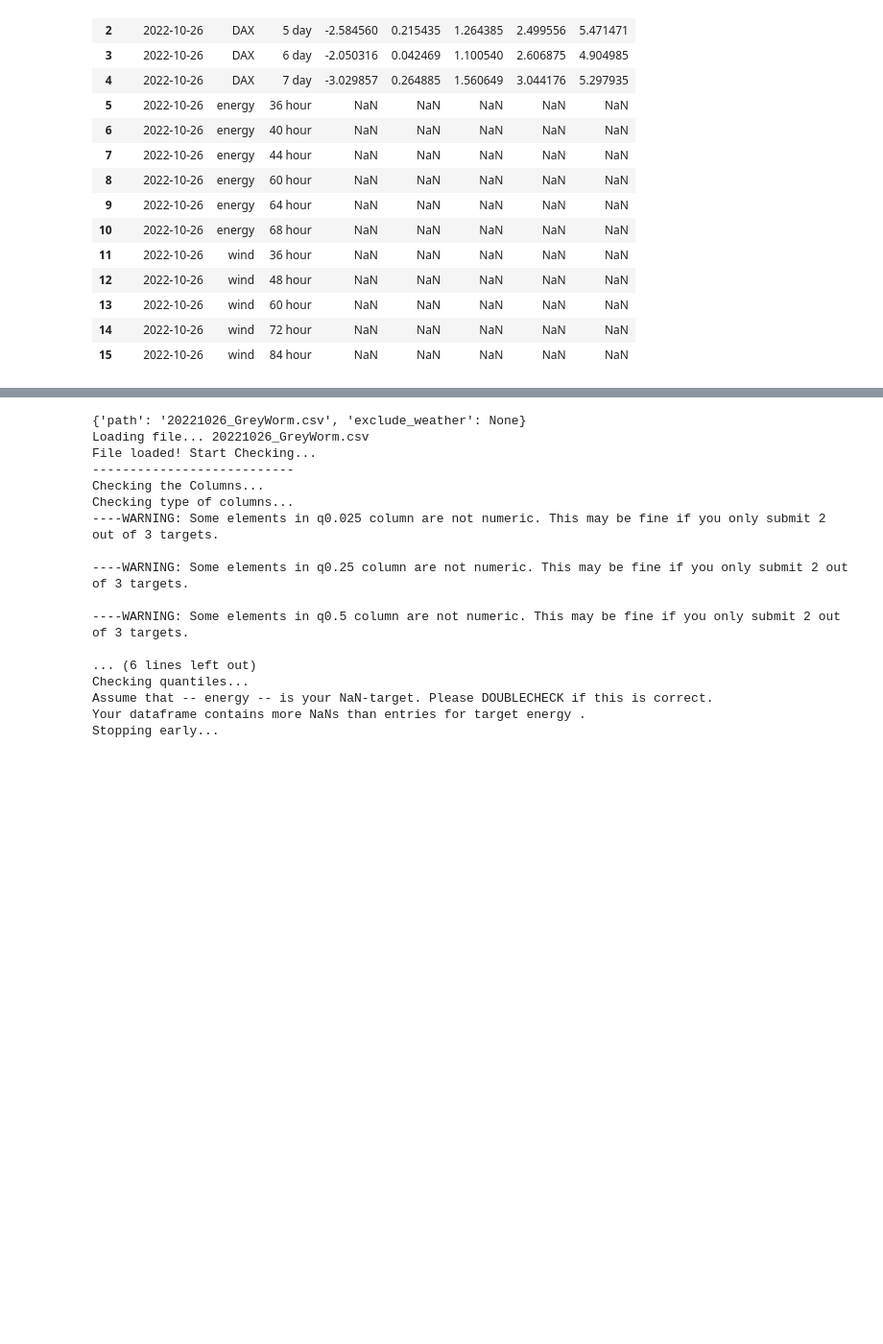
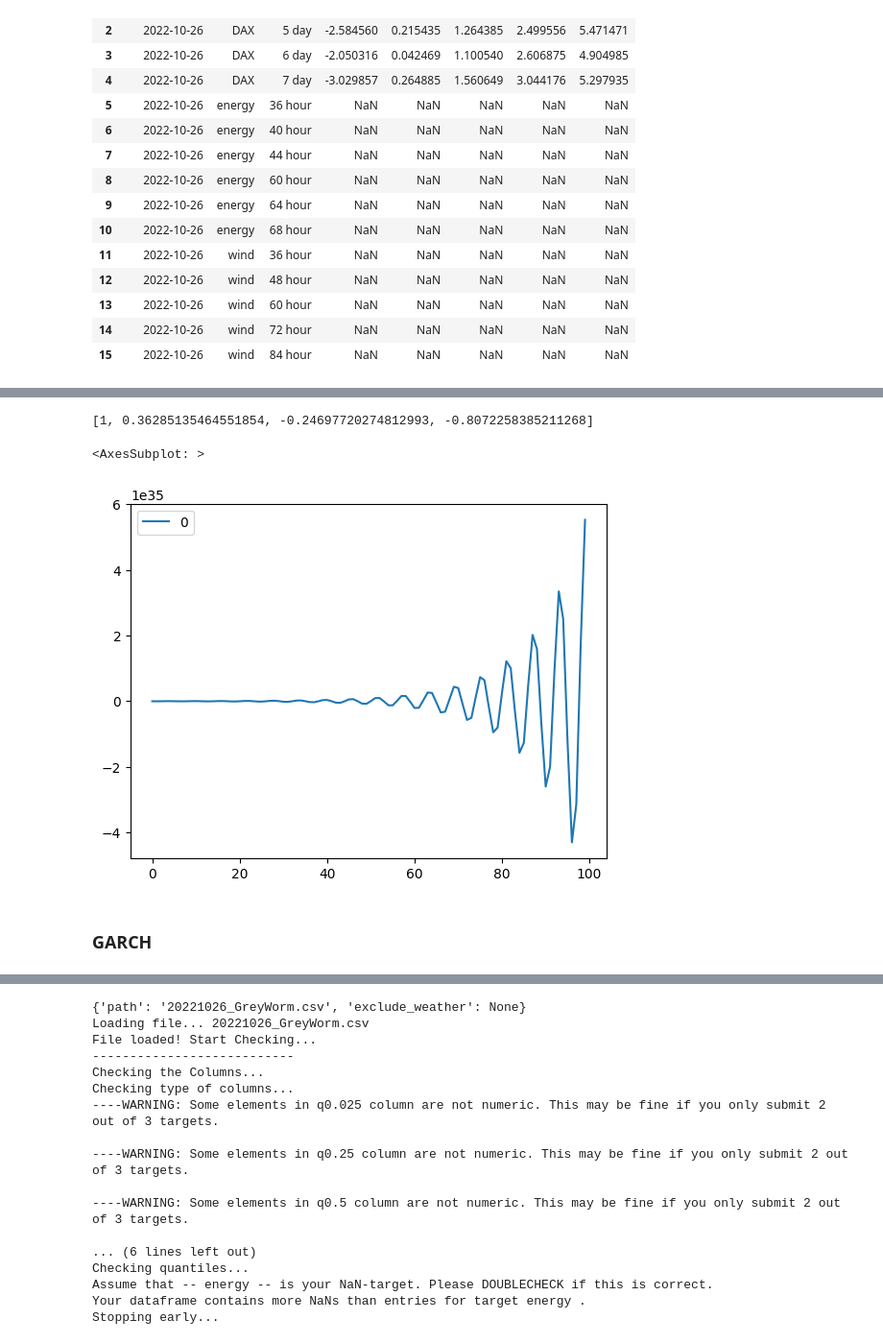
Before and after one commit to FabianWylczoch/Forecasting, a Jupyter notebook: PTSFC.ipynb, the cells around one changed output, grey strips where cells are left out. Shown: that part at 96% size. Drawn from its saved outputs; the diff is of its cells as text; code cells hidden in the pictures; blank space fills up the shorter version.

```diff
--- a/PTSFC.ipynb
+++ b/PTSFC.ipynb
@@ -162,0 +246,3 @@ sub.to_csv("20221026_GreyWorm.csv", index = False)
+# %%
+model = SARIMAX(daxdata['data']**2, order=(3,0,3)).fit()
+print(model.summary())
@@ -162,0 +268,16 @@ sub.to_csv("20221026_GreyWorm.csv", index = False)
+# %%
+arcoefs = [1] + list(model.params)[:-1][0:3] #0:p
+macoefs = [1] + list(model.params)[:-1][3:3+3] #p:p+q
+# %%
+macoefs
+# %% [output]
+[1, 0.36285135464551854, -0.24697720274812993, -0.8072258385211268]
+# %%
+armadata = ArmaProcess(arcoefs, macoefs).generate_sample(nsample=1000)
+# %%
+pd.DataFrame(armadata[-100:]).plot()
+# %% [output]
+<AxesSubplot: >
+[figure, added]
+# %% [markdown]
+### GARCH
```
Also changed, not shown: parts of 48 cells of this notebook, 1 other file.
